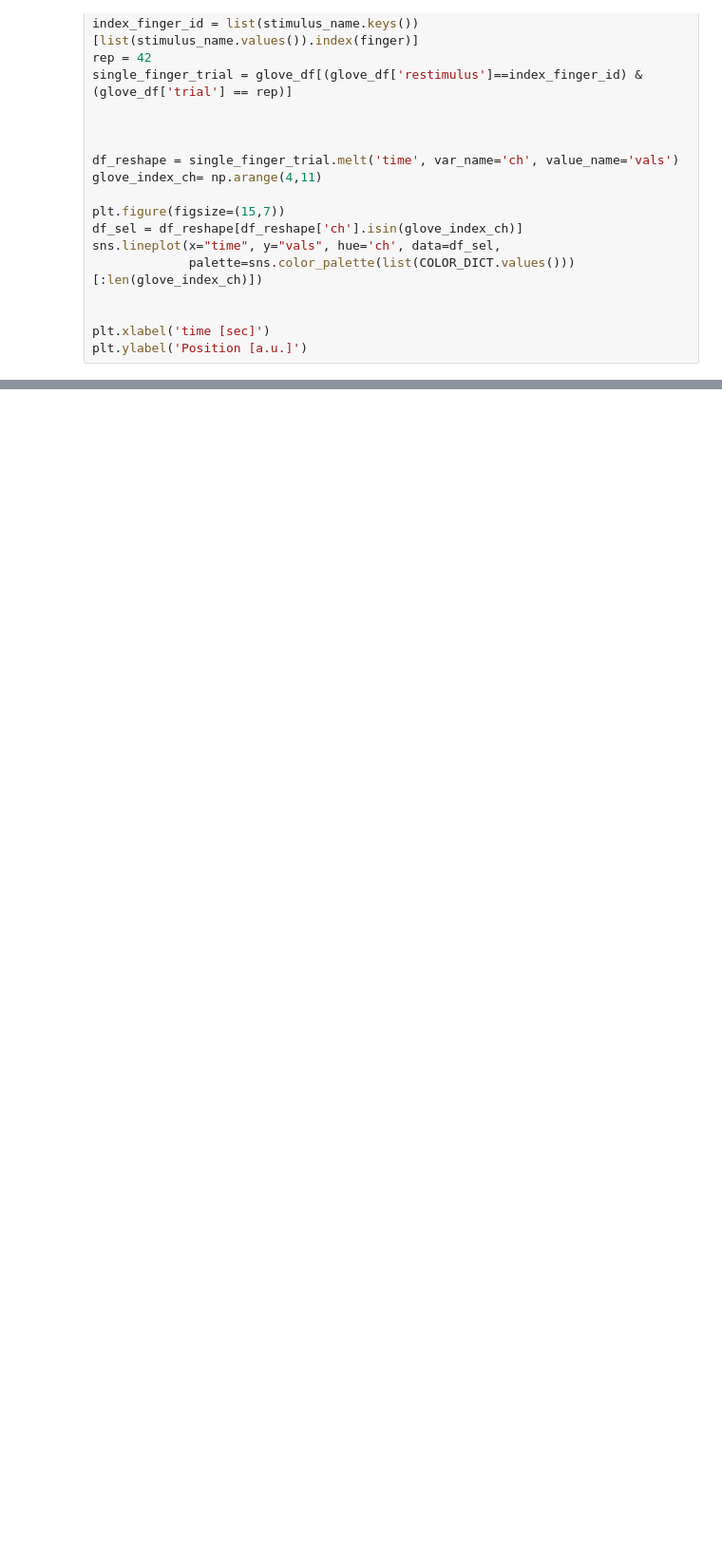
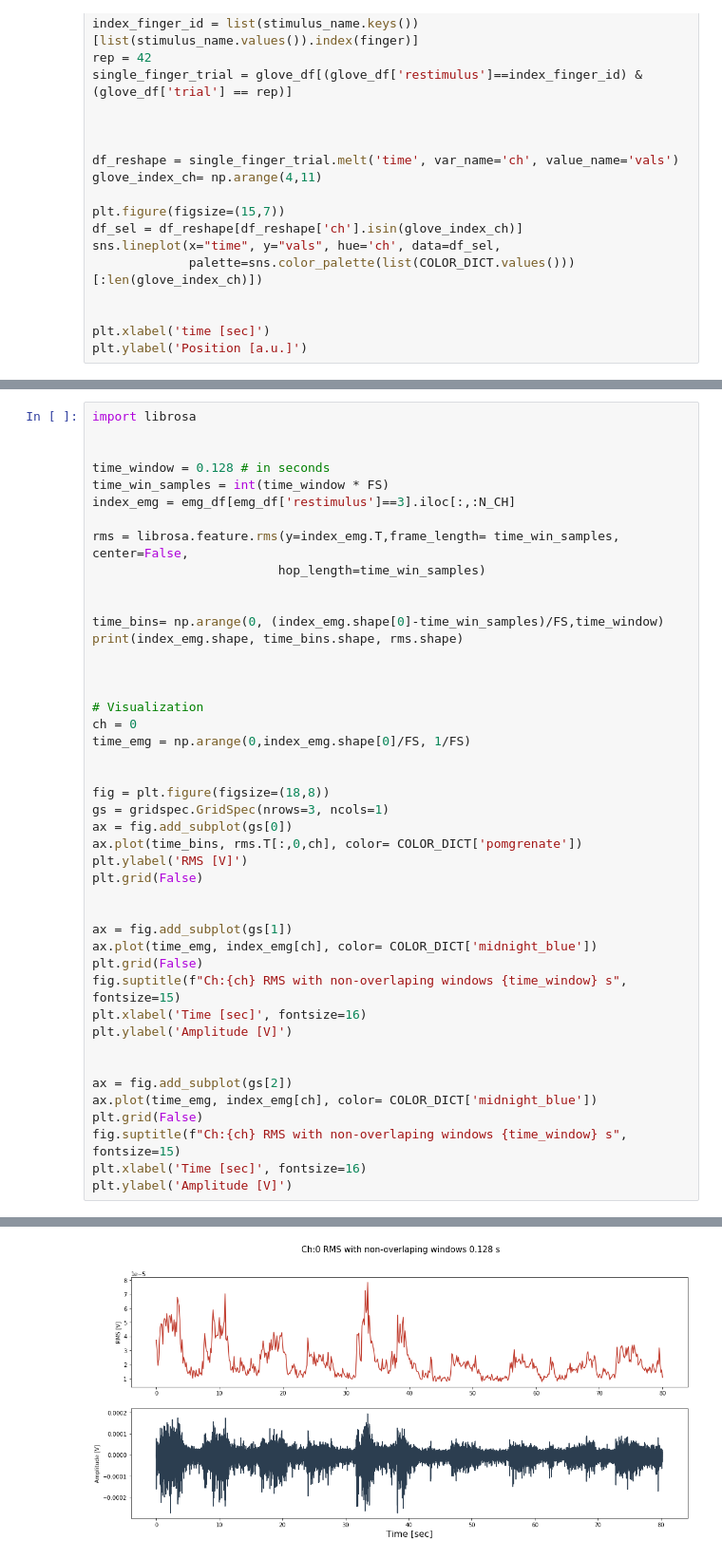
Before and after one commit to FarahBaracat/ninapro_db8, a Jupyter notebook: EDA-NinaPro_DB8.ipynb, the cells around one changed output, grey strips where cells are left out. Shown: that part at 95% size. Saved outputs shown, nothing was run; the diff lists cells and outputs as text; blank space fills up the shorter version.

Commit message:
plot rms with emg and glove

```diff
--- a/EDA-NinaPro_DB8.ipynb
+++ b/EDA-NinaPro_DB8.ipynb
@@ -509,0 +465,45 @@ rms.T.shape
+# %%
+import librosa
+
+
+time_window = 0.128 # in seconds
+time_win_samples = int(time_window * FS)
+index_emg = emg_df[emg_df['restimulus']==3].iloc[:,:N_CH]
+
+rms = librosa.feature.rms(y=index_emg.T,frame_length= time_win_samples, center=False,
+                         hop_length=time_win_samples)
+
+
+time_bins= np.arange(0, (index_emg.shape[0]-time_win_samples)/FS,time_window)
+print(index_emg.shape, time_bins.shape, rms.shape)
+
+
+
+# Visualization
+ch = 0
+time_emg = np.arange(0,index_emg.shape[0]/FS, 1/FS)
+
+
+fig = plt.figure(figsize=(18,8))
+gs = gridspec.GridSpec(nrows=3, ncols=1)
+ax = fig.add_subplot(gs[0])
+ax.plot(time_bins, rms.T[:,0,ch], color= COLOR_DICT['pomgrenate'])
+plt.ylabel('RMS [V]')
+plt.grid(False)
+
+
+ax = fig.add_subplot(gs[1])
+ax.plot(time_emg, index_emg[ch], color= COLOR_DICT['midnight_blue'])
+plt.grid(False)
+fig.suptitle(f"Ch:{ch} RMS with non-overlaping windows {time_window} s", fontsize=15)
+plt.xlabel('Time [sec]', fontsize=16)
+plt.ylabel('Amplitude [V]')
+
+
+ax = fig.add_subplot(gs[2])
+ax.plot(time_emg, index_emg[ch], color= COLOR_DICT['midnight_blue'])
+plt.grid(False)
+fig.suptitle(f"Ch:{ch} RMS with non-overlaping windows {time_window} s", fontsize=15)
+plt.xlabel('Time [sec]', fontsize=16)
+plt.ylabel('Amplitude [V]')
+# %% [output]
@@ -509,0 +512 @@ rms.T.shape
+[figure, added]
```
Also changed, not shown: parts of 10 cells of this notebook.
